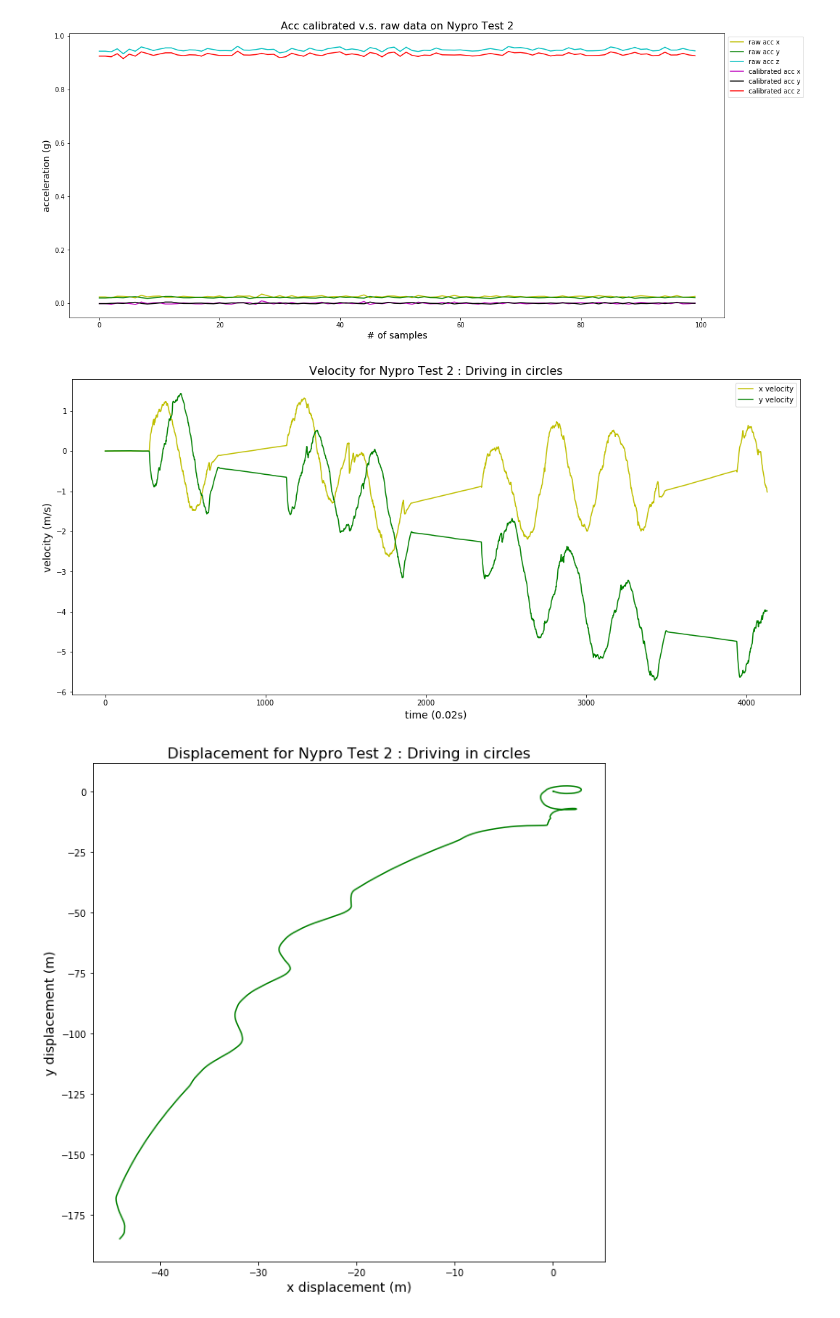
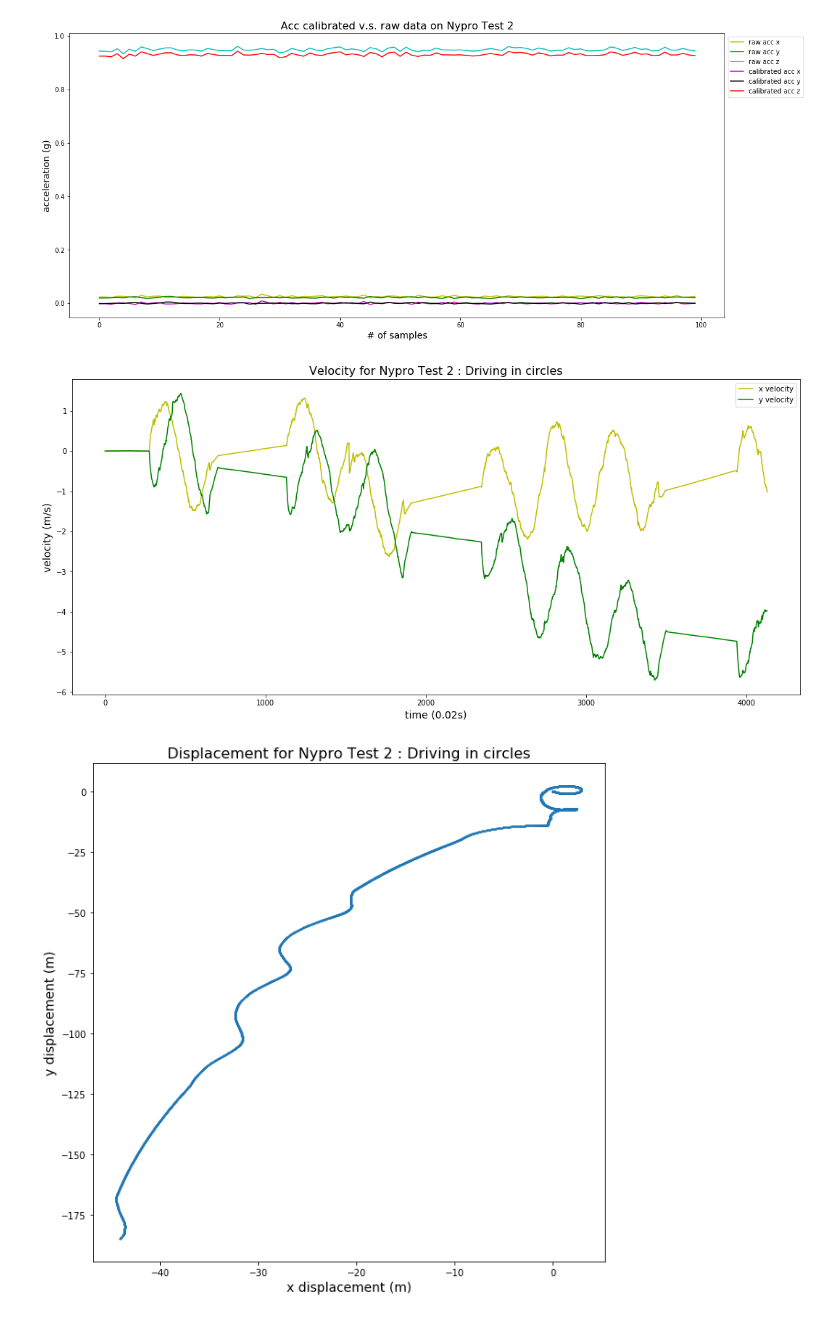
Before and after one commit to PHIL-MQP/phil, a Jupyter notebook: python/notebooks/Field Trip IMU Drift.ipynb, the cells around one changed output. Saved outputs shown, nothing was run; the diff lists cells and outputs as text; code cells hidden in the pictures.

```diff
--- a/python/notebooks/Field Trip IMU Drift.ipynb
+++ b/python/notebooks/Field Trip IMU Drift.ipynb
@@ -181,33 +185,34 @@ plt.show()
 velocity = integrate_velocity_with_yaw(final_acc_data, 0.02, 9.8, yaws)
 
 displacement = integrate_sth(velocity, 0.02, 1)
 
 plt.figure(figsize=(18,8))
 plt.title("Velocity for Nypro Test 2 : Driving in circles", fontsize = 16)
 plt.xlabel("time (0.02s)", fontsize = 14)
 plt.ylabel("velocity (m/s)", fontsize = 14)
 plt.plot(velocity[:,0] , c = 'y', label = 'x velocity')
 plt.plot(velocity[:,1] , c = 'g', label = 'y velocity')
 plt.legend(bbox_to_anchor=(1,1))
 plt.show()
 
 plt.figure(figsize=(10,10))
+time_colors = cm.rainbow(np.linspace(0, 1, displacement.shape[1]))
 plt.title("Displacement for Nypro Test 2 : Driving in circles", fontsize = 16)
 plt.xlabel("x displacement (m)", fontsize = 14)
 plt.ylabel("y displacement (m)", fontsize = 14)
-plt.plot(displacement[:,0], displacement[:,1], c = 'g')
+plt.scatter(displacement[:,0], displacement[:,1], s=1)
 plt.show()
 
 
 plt.figure(figsize=(15,10))
 plt.title("Displacement for Nypro Test 2 : Driving in circles", fontsize = 16)
 plt.xlabel("time (0.02s)", fontsize = 14)
 plt.ylabel("displacement (m)", fontsize = 14)
 plt.plot(displacement[:,0], c = 'm', label = 'x displacement')
 plt.plot(displacement[:,1], c = 'b', label = 'y displacement')
 plt.legend(bbox_to_anchor=(1,1))
 plt.show()
 # %% [output]
 [figure]
-[figure, old version]
+[figure, new version]
 [figure]
```
Also changed, not shown: parts of 2 cells of this notebook, 1 other file.
